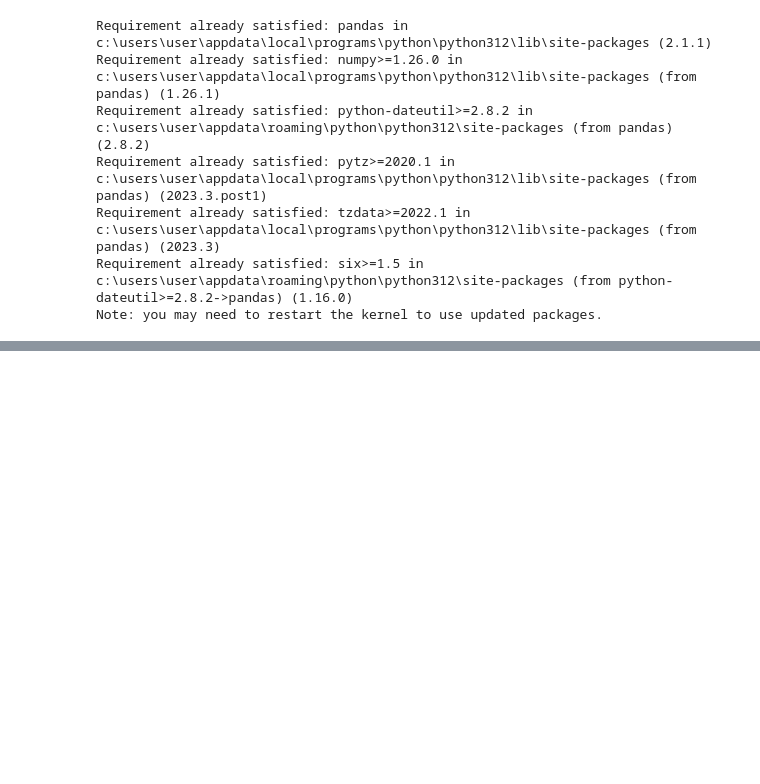
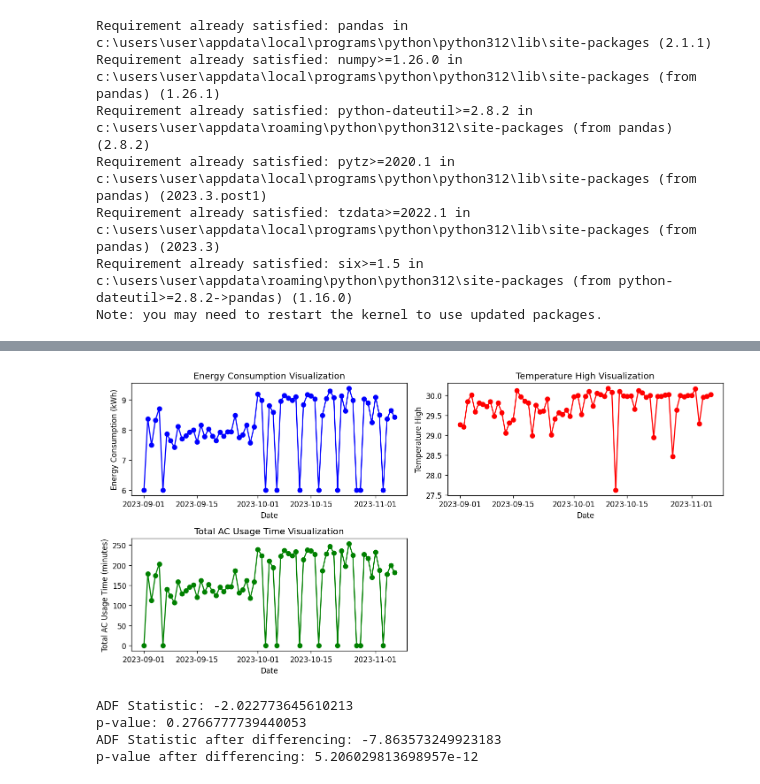
Before and after one commit to kenziehh/SmartHome, a Jupyter notebook: prediction.ipynb, the cells around one changed output, grey strips where cells are left out. Cells and saved outputs as stored; diff of their text form; code cells hidden in the pictures; blank space fills up the shorter version.

```diff
--- a/prediction.ipynb
+++ b/prediction.ipynb
@@ -80,0 +94,3 @@ Freq: D, Name: predicted_mean, dtype: float64
+# %%
+df = pd.read_csv('daily_energy_consumption.csv', parse_dates=['Date'])
+df
@@ -80,0 +126,52 @@ Freq: D, Name: predicted_mean, dtype: float64
+# %%
+# Membuat plot
+plt.figure(figsize=(12, 6))
+
+# Plot Energy Consumption
+plt.subplot(2, 2, 1)
+plt.plot(df['Date'], df['Energy Consumption (kWh)'], marker='o', linestyle='-', color='b')
+plt.title('Energy Consumption Visualization')
+plt.xlabel('Date')
+plt.ylabel('Energy Consumption (kWh)')
+
+# Plot Temperature High
+plt.subplot(2, 2, 2)
+plt.plot(df['Date'], df['Temperature High'], marker='o', linestyle='-', color='r')
+plt.title('Temperature High Visualization')
+plt.xlabel('Date')
+plt.ylabel('Temperature High')
+
+# Plot Total AC Usage Time
+plt.subplot(2, 2, 3)
+plt.plot(df['Date'], df['Total AC Usage Time (minutes)'], marker='o', linestyle='-', color='g')
+plt.title('Total AC Usage Time Visualization')
+plt.xlabel('Date')
+plt.ylabel('Total AC Usage Time (minutes)')
+
+# Menyesuaikan tata letak supaya tidak tumpang tindih
+plt.tight_layout()
+
+# Menampilkan plot
+plt.show()
+# %% [output]
+[figure, added]
+# %%
+from statsmodels.tsa.stattools import adfuller
+from statsmodels.graphics.tsaplots import plot_acf, plot_pacf
+
+# Check stationarity
+df = pd.read_csv('daily_energy_consumption.csv', parse_dates=['Date'])
+result = adfuller(df['Energy Consumption (kWh)'])
+print('ADF Statistic:', result[0])
+print('p-value:', result[1])
+# If the p-value is greater than 0.05, apply differencing
+if result[1] > 0.05:
+    df_diff = df.diff().dropna()
+    result_diff = adfuller(df_diff['Energy Consumption (kWh)'])
+    print('ADF Statistic after differencing:', result_diff[0])
+    print('p-value after differencing:', result_diff[1])
+# %% [output]
+ADF Statistic: -2.022773645610213
+p-value: 0.2766777739440053
+ADF Statistic after differencing: -7.863573249923183
+p-value after differencing: 5.206029813698957e-12
```
Also changed, not shown: parts of 17 cells of this notebook, 3 other files.
